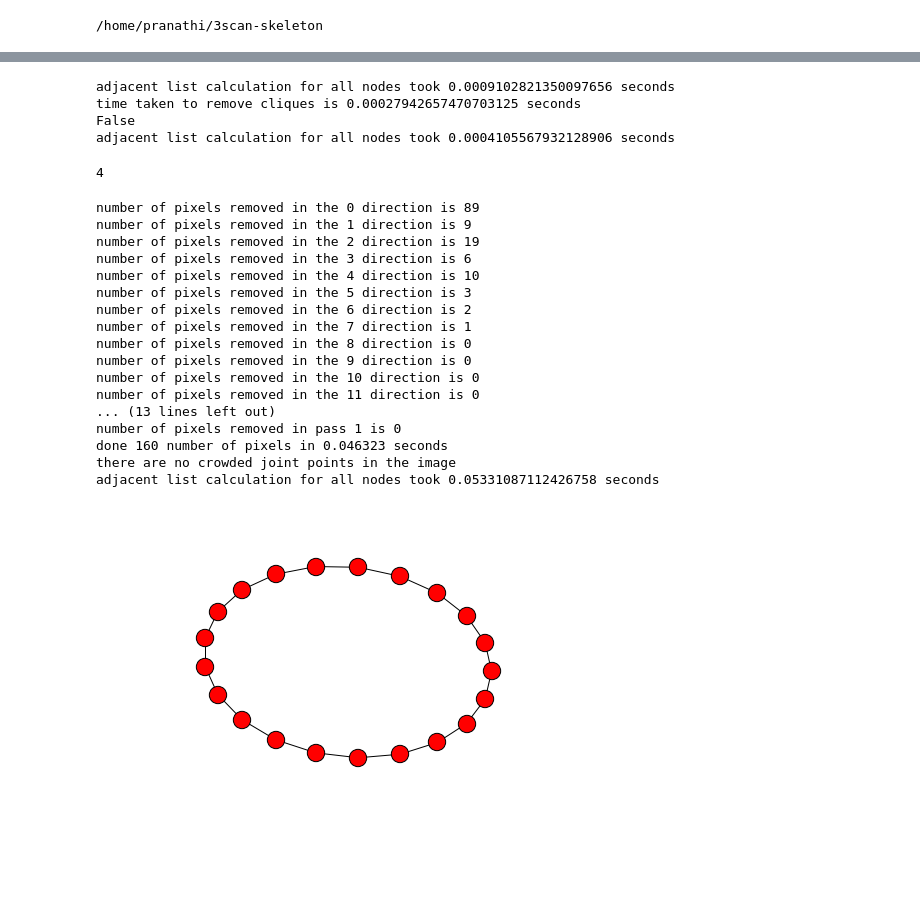
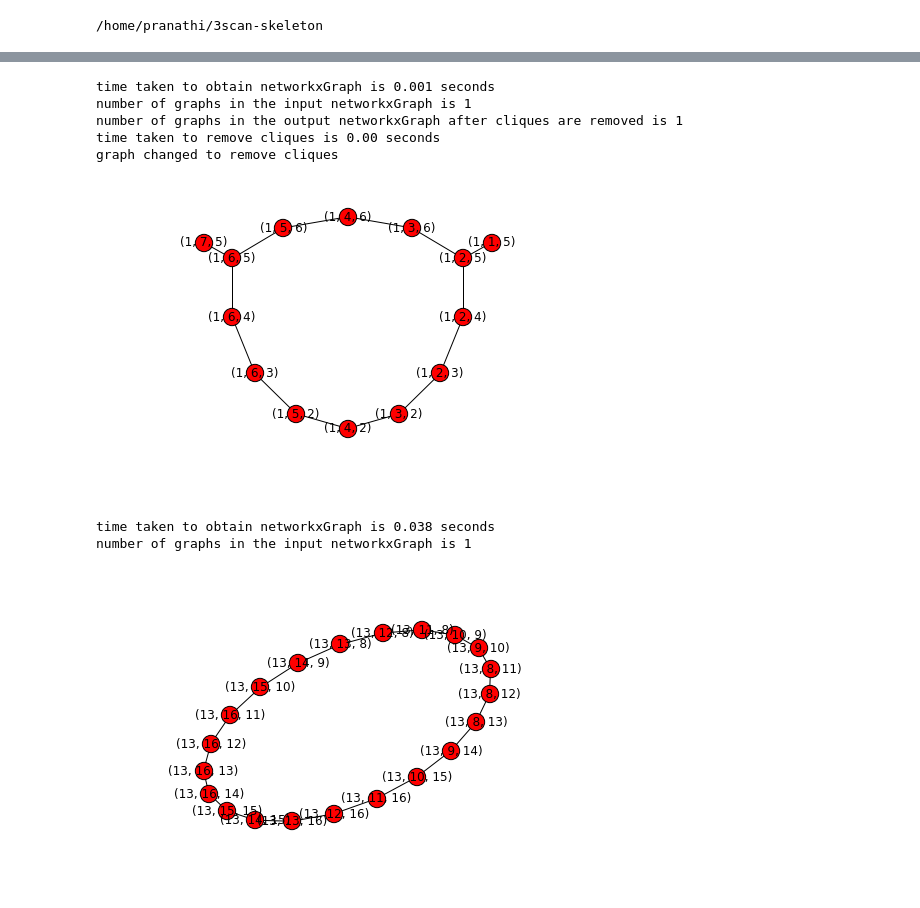
Before and after one commit to 3Scan/3scan-skeleton, a Jupyter notebook: notebooks/branchCountingNetworkx.ipynb, the cells around one changed output, grey strips where cells are left out. Saved outputs shown, nothing was run; the diff lists cells and outputs as text; code cells hidden in the pictures; blank space fills up the shorter version.

```diff
--- a/notebooks/branchCountingNetworkx.ipynb
+++ b/notebooks/branchCountingNetworkx.ipynb
@@ -75,43 +55,26 @@ array([[[0, 0, 0, 0, 0, 0, 0, 0, 0, 0],
 sampleLine = np.zeros((5, 5, 5), dtype=np.uint8)
 sampleLine[1, :, 4] = 1
 sampleGraph = getNetworkxGraphFromarray(sampleImage, True)
-removeCliqueEdges(sampleGraph)
-print(nx.is_biconnected(sampleGraph))
-lineGraph = getNetworkxGraphFromarray(sampleLine, True)
-CLIQUES = nx.find_cliques_recursive(lineGraph)
-len(list(CLIQUES))
+sampleGraph=removeCliqueEdges(sampleGraph)
+nx.draw_spectral(sampleGraph, with_labels=True)
 # %% [output]
-adjacent list calculation for all nodes took 0.0009102821350097656 seconds
-time taken to remove cliques is 0.00027942657470703125 seconds
-False
-adjacent list calculation for all nodes took 0.0004105567932128906 seconds
+time taken to obtain networkxGraph is 0.001 seconds
+number of graphs in the input networkxGraph is 1
+number of graphs in the output networkxGraph after cliques are removed is 1
+time taken to remove cliques is 0.00 seconds
+graph changed to remove cliques
-4
+[figure, added]
 # %%
 # sample donut which is skeletonized to a ring having a single cycle
 # expected number of branches = 1
 # expected number of cycles = 1
 # expected number of disjointgraphs = 1
 donut = getDonut()
 donutGraph = getNetworkxGraphFromarray(donut, False)
-removeCliqueEdges(donutGraph)
-nx.draw_spectral(donutGraph)
+donutGraph=removeCliqueEdges(donutGraph)
+nx.draw_spectral(donutGraph, with_labels=True)
 # %% [output]
-number of pixels removed in the 0 direction is 89
-number of pixels removed in the 1 direction is 9
-number of pixels removed in the 2 direction is 19
-number of pixels removed in the 3 direction is 6
-number of pixels removed in the 4 direction is 10
-number of pixels removed in the 5 direction is 3
-number of pixels removed in the 6 direction is 2
-number of pixels removed in the 7 direction is 1
-number of pixels removed in the 8 direction is 0
-number of pixels removed in the 9 direction is 0
-number of pixels removed in the 10 direction is 0
-number of pixels removed in the 11 direction is 0
-... (13 lines left out)
-number of pixels removed in pass 1 is 0
-done 160 number of pixels in 0.046323 seconds
-there are no crowded joint points in the image
-adjacent list calculation for all nodes took 0.05331087112426758 seconds
+time taken to obtain networkxGraph is 0.038 seconds
+number of graphs in the input networkxGraph is 1
-[figure, old version]
+[figure, new version]
 # %%
```
Also changed, not shown: parts of 20 cells of this notebook, 4 other files.
